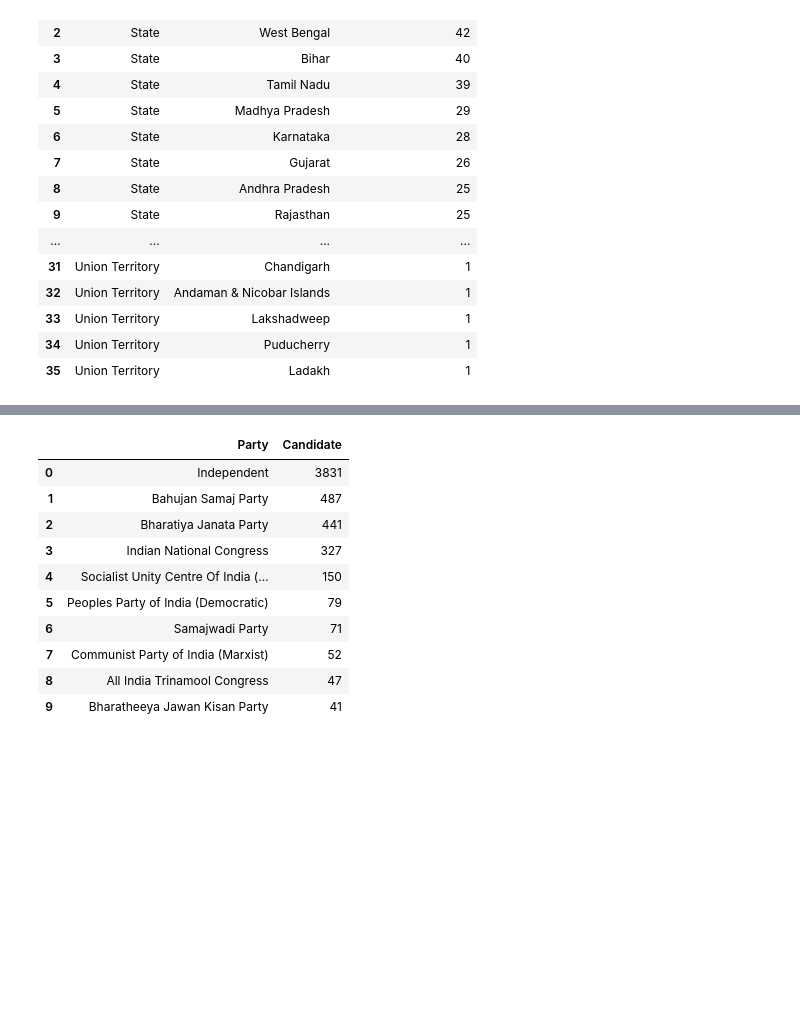
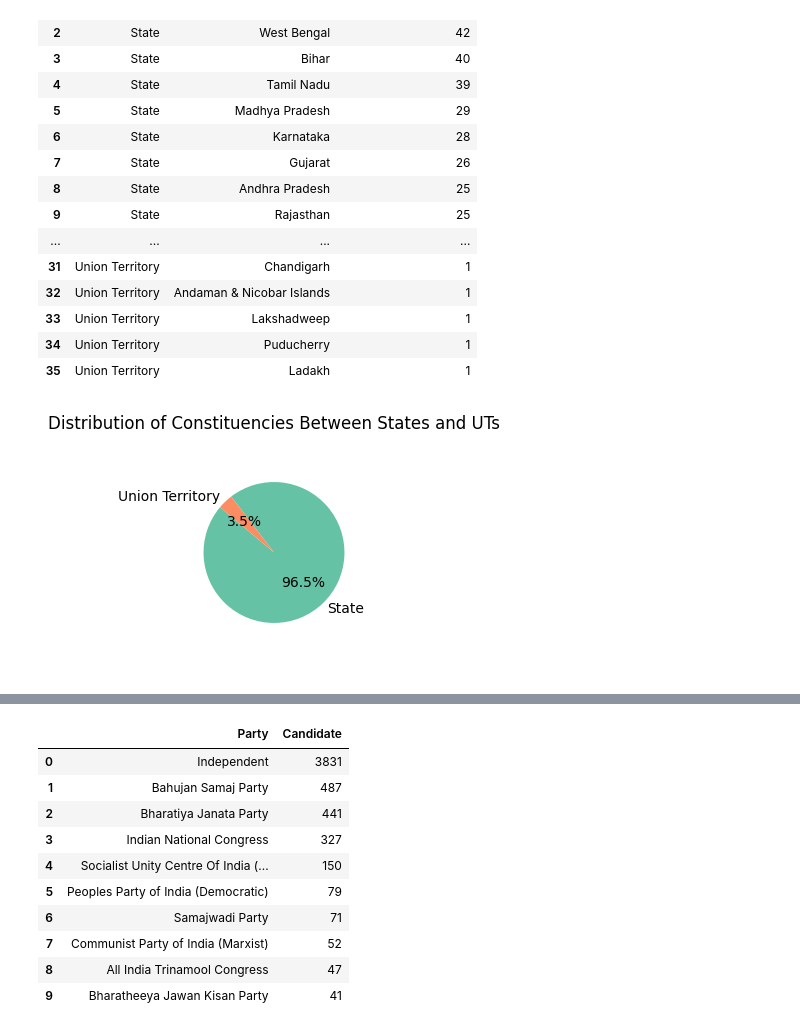
Before and after one commit to nikhil999777/India-Election-Result-Analysis-2024, a Jupyter notebook: indian_elec_result_analysis.ipynb, the cells around one changed output, grey strips where cells are left out. Saved outputs shown, nothing was run; the diff lists cells and outputs as text; code cells hidden in the pictures; blank space fills up the shorter version.

```diff
--- a/indian_elec_result_analysis.ipynb
+++ b/indian_elec_result_analysis.ipynb
@@ -111,3 +110,12 @@ state_constituency_count.sort_values(by='No_of_Constituencies', ascending=False)
 | 33 | Union Territory | Lakshadweep | 1 |
 | 34 | Union Territory | Puducherry | 1 |
 | 35 | Union Territory | Ladakh | 1 |
+# %%
+region_split = state_constituency_count.groupby('Region_Type')['No_of_Constituencies'].sum()
+plt.figure(figsize=(2,3))
+plt.pie(region_split, labels=region_split.index, autopct='%1.1f%%', startangle=140, colors=sns.color_palette("Set2"))
+plt.title("Distribution of Constituencies Between States and UTs")
+plt.axis('equal')
+plt.show()
+# %% [output]
+[figure, added]
```
Also changed, not shown: parts of 15 cells of this notebook.
